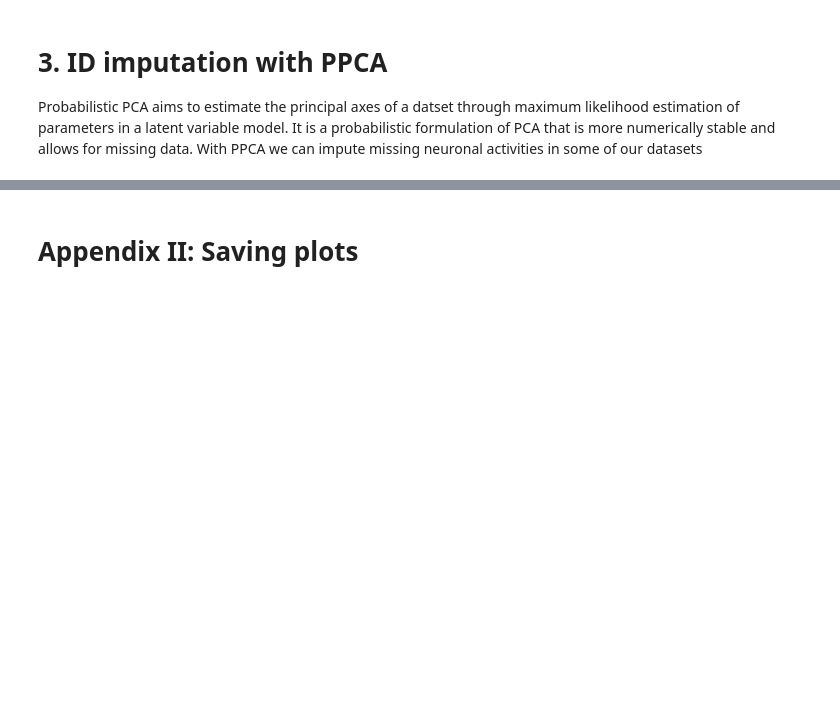
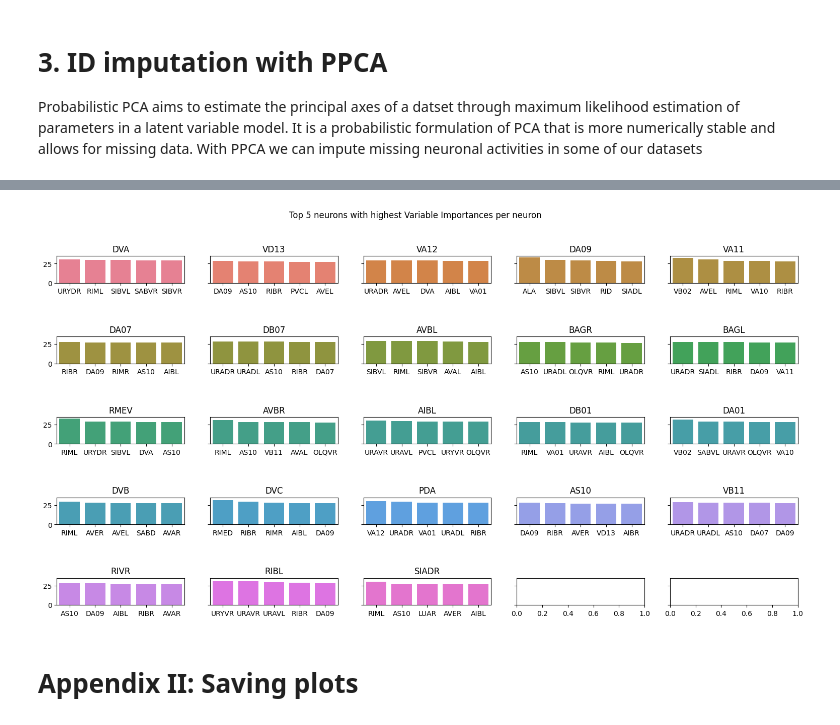
Before and after one commit to Zimmer-lab/neumandy, a Jupyter notebook: data/preprocessing/data_wrangling.ipynb, the cells around one changed output, grey strips where cells are left out. Cells and saved outputs as stored; diff of their text form; code cells hidden in the pictures; blank space fills up the shorter version.

```diff
--- a/data/preprocessing/data_wrangling.ipynb
+++ b/data/preprocessing/data_wrangling.ipynb
@@ -112,3 +208,23 @@ We want to know which neurons were important for modelling some of the neurons i
+# %%
+fig, axes = plt.subplots(5, 5, figsize=(19, 9), sharey=True)
+fig.suptitle('Top 5 neurons with highest Variable Importances per neuron')
+plt.subplots_adjust(hspace = 2)
+axes = axes.flatten()
+count = 0
+c = 0
+palette = iter(sns.husl_palette(25))
+for i in importances.keys():
+    if count > 49 and count < 75:
+        keys = [neuron[0] for neuron in importances[i]]
+        vals = [neuron[1] for neuron in importances[i]]
+        sns.barplot(ax = axes[c], x=keys, y=vals, dodge=False, color=next(palette))
+        axes[c].set_title(i)
+        c = c + 1
+    count = count + 1
+
+plt.show()
+# %% [output]
+[figure, added]
 # %% [markdown]
 # Appendix II: Saving plots
 # %% [markdown]
```
Also changed, not shown: parts of 12 cells of this notebook, 1 other file.
